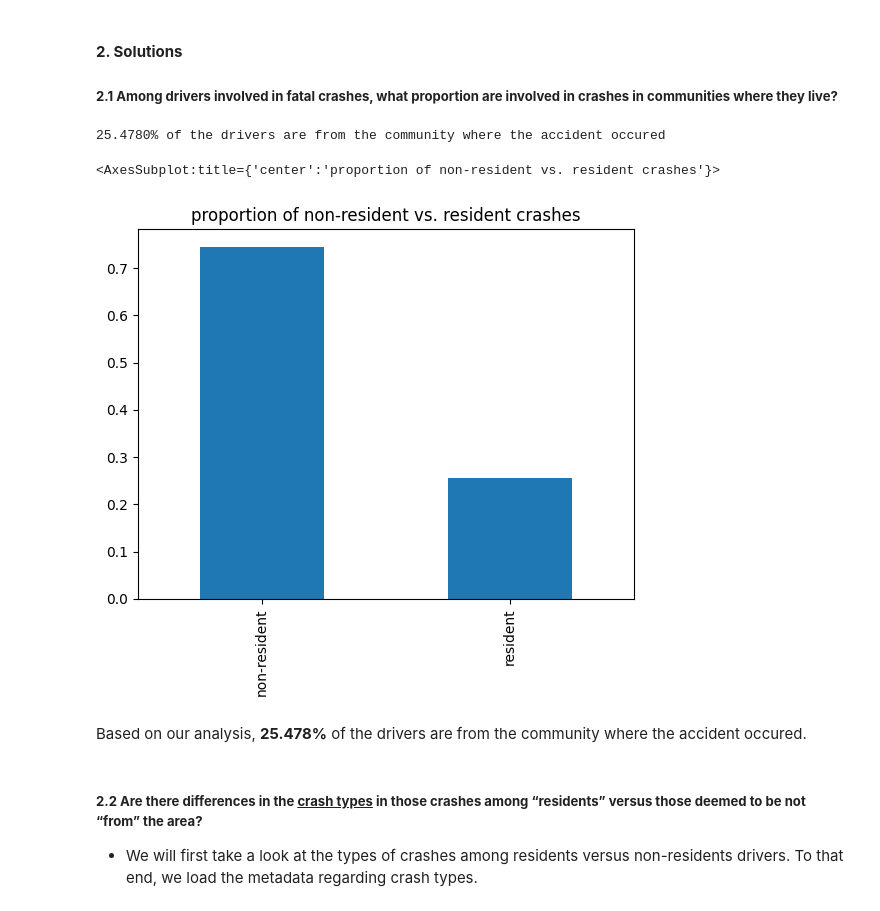
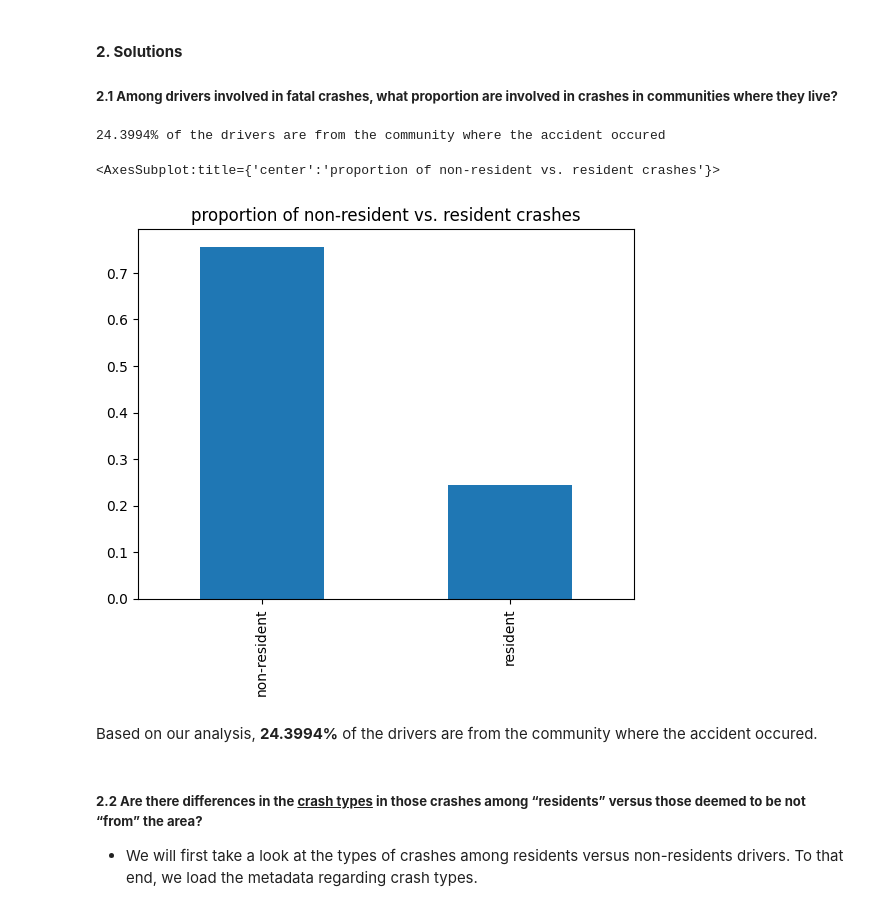
Before and after one commit to Chacoon3/Info-Challenge-2023, a Jupyter notebook: code_py/analysis.ipynb, the cells around one changed output. Saved outputs shown, nothing was run; the diff lists cells and outputs as text; code cells hidden in the pictures.

```diff
--- a/code_py/analysis.ipynb
+++ b/code_py/analysis.ipynb
@@ -77,26 +82,25 @@ df_data_main.age = df_data_main.age.map(
 # %%
 df_data_main['is_resident'] = df_data_main.index.map(
     lambda i: df_data_main.event_zipcode[i] == df_data_main.dzip[i]
 )
 
 df_data_main['is_driver'] = df_data_main.index.map(
-    lambda i: df_data_main.loc[i,
-                               'ptype'] == 1 and df_data_main.loc[i, 'vnumber'] == 1
+    lambda i: df_data_main.loc[i, 'ptype'] == 1
 )
 
-prop = len(df_data_main[(df_data_main.is_resident == True) & (
-    df_data_main.is_driver == True)]) / float(len(df_data_main[df_data_main.is_driver == True]))
+prop = len(df_data_main[(df_data_main.is_resident == True) & (df_data_main.is_driver == True)]) / float(len(df_data_main[df_data_main.is_driver == True]))
 
 print('{prop:.4f}% of the drivers are from the community where the accident occured'.format(
-    prop=prop * 100))
+    prop=prop * 100
+))
 
-pd.Series([1 - prop, prop, ], index=['non-resident', 'resident']).plot(kind = 'bar', title = 'proportion of non-resident vs. resident crashes')
+pd.Series([1 - prop, prop, ], index=['non-resident', 'resident']).plot(kind = 'bar', title = 'proportion of non-resident vs. resident crashes',)
 # %% [output]
-25.4780% of the drivers are from the community where the accident occured
+24.3994% of the drivers are from the community where the accident occured
 <AxesSubplot:title={'center':'proportion of non-resident vs. resident crashes'}>
-[figure, old version]
+[figure, new version]
 # %% [markdown]
-Based on our analysis, <b>25.478%</b> of the drivers are from the community where the accident occured.
+Based on our analysis, <b>24.3994%</b> of the drivers are from the community where the accident occured.
 # %% [markdown]
 ##### <b>2.2 Are there differences in the <u>crash types</u> in those crashes among “residents” versus those deemed to be not “from” the area?</b>
 - We will first take a look at the types of crashes among residents versus non-residents drivers. To that end, we load the metadata regarding crash types.
```
Also changed, not shown: parts of 35 cells of this notebook, 5 other files.
